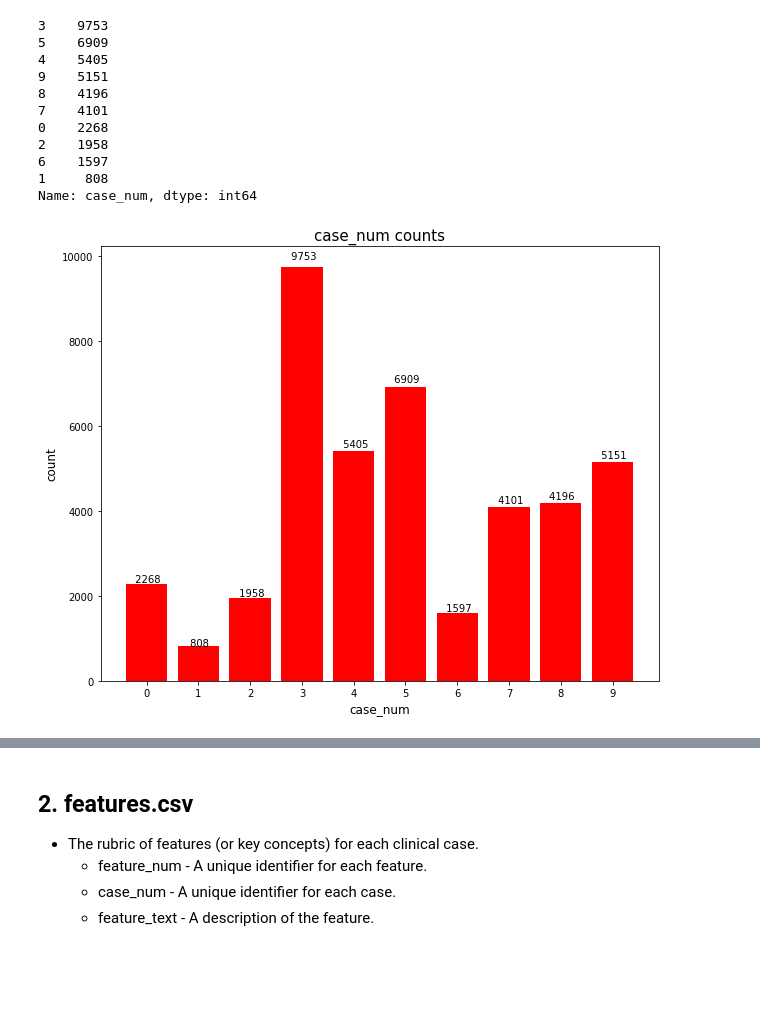
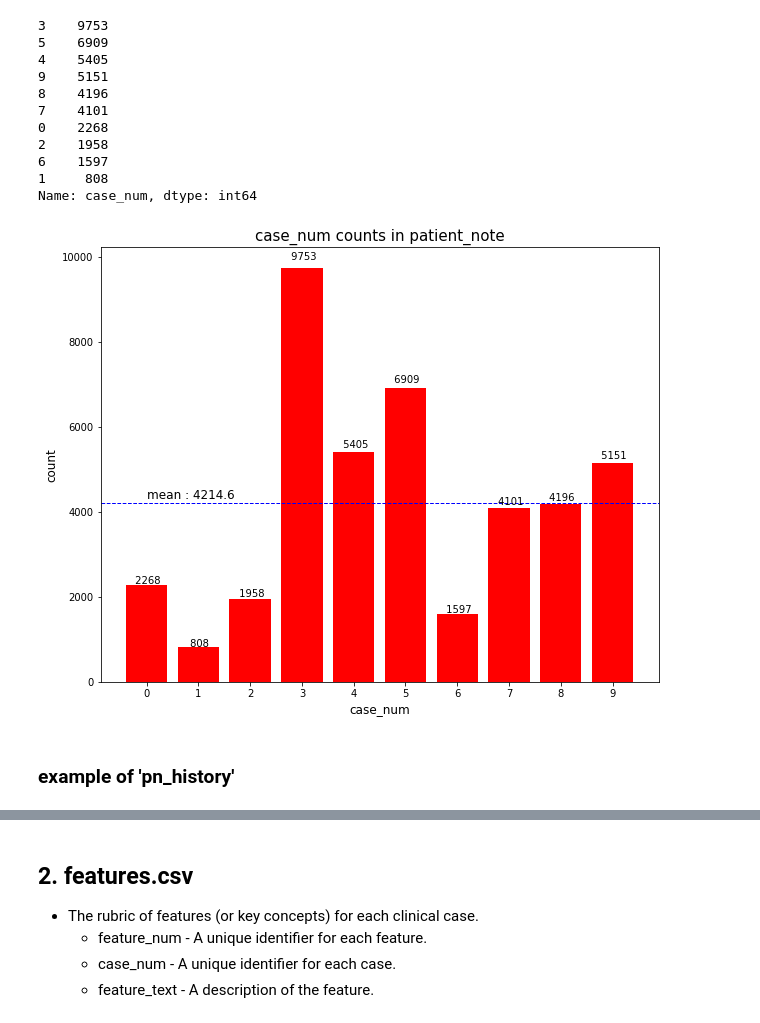
Before and after one commit to blackJJW/Kaggle, a Jupyter notebook: NBME-Score_Clinical_Patient_Notes/nbme-eda.ipynb, the cells around one changed output, grey strips where cells are left out. Cells and saved outputs as stored; diff of their text form; code cells hidden in the pictures; blank space fills up the shorter version.

```diff
--- a/NBME-Score_Clinical_Patient_Notes/nbme-eda.ipynb
+++ b/NBME-Score_Clinical_Patient_Notes/nbme-eda.ipynb
@@ -72,15 +73,19 @@ print(case_num_counts)
 Name: case_num, dtype: int64
 # %%
 plt.figure(figsize=(10, 8))
-bar = plt.bar(case_num_counts.index, case_num_counts.values, color = 'red')
+bar = plt.bar(case_num_counts.index, case_num_counts.values, color='red')
 for i in bar:
     height = i.get_height()
     plt.text(i.get_x() + i.get_width()/2.0, height*1.019, '% d' % height, ha = 'center')
-
+plt.axhline(case_num_counts.values.mean(), label='count mean',
+            color = 'blue', linewidth=1, linestyle='--')
+plt.text(0, 4300, f'mean : {case_num_counts.values.mean()}', fontsize=12)
 plt.xticks(case_num_counts.index)
 plt.xlabel('case_num', fontsize = 12)
 plt.ylabel('count', fontsize = 12)
-plt.title('case_num counts', fontsize = 15)
+plt.title('case_num counts in patient_note', fontsize = 15)
 plt.show()
 # %% [output]
-[figure, old version]
+[figure, new version]
+# %% [markdown]
+### example of 'pn_history'
```
Also changed, not shown: parts of 9 cells of this notebook.
